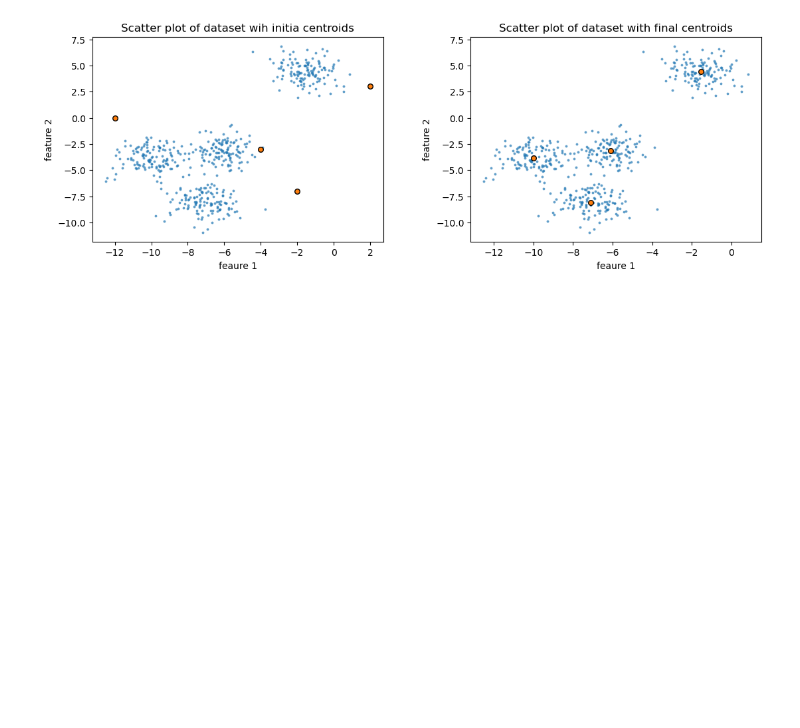
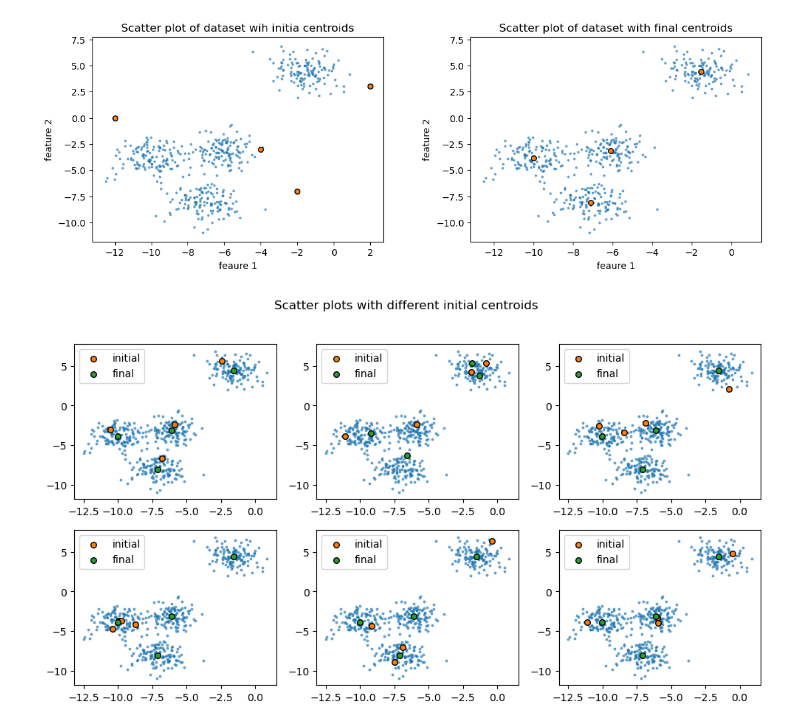
Before and after one commit to dilansenuruk/Machine-Vision-Projects, a Jupyter notebook: K_means_clustering.ipynb, the cells around one changed output. Drawn from its saved outputs; the diff is of its cells as text; code cells hidden in the pictures; blank space fills up the shorter version.

Commit message:
K-means clustering, image compression and some images

```diff
--- a/K_means_clustering.ipynb
+++ b/K_means_clustering.ipynb
@@ -89,3 +77,22 @@ plt.subplots_adjust(wspace=0.3)
 plt.show()
 # %% [output]
 [figure]
+# %%
+def kMeans_init_centroids(X, K):
+    randidx = np.random.permutation(X.shape[0])
+    centroids = X[randidx[:K]]
+    return centroids
+# %%
+K = 4
+max_iters = 10
+fig, ax = plt.subplots(2, 3, figsize=(12, 6))
+plt.suptitle("Scatter plots with different initial centroids")
+for i in range(6):
+    initial_centroids = kMeans_init_centroids(X, K)
+    centroids, idx = run_kMeans(X, initial_centroids, max_iters)
+    ax[i//3, i%3].scatter(x1, x2, marker='.', s=30, lw=0, alpha=0.7, edgecolor='k')
+    ax[i//3, i%3].scatter(initial_centroids[:, 0], initial_centroids[:, 1], marker='o', s=30, alpha=1, edgecolor='k', label="initial")
+    ax[i//3, i%3].scatter(centroids[:, 0], centroids[:, 1], marker='o', s=30, alpha=1, edgecolor='k', label="final")
+    ax[i//3, i%3].legend()
+# %% [output]
+[figure, added]
```
Also changed, not shown: parts of 6 cells of this notebook, 2 other files.
